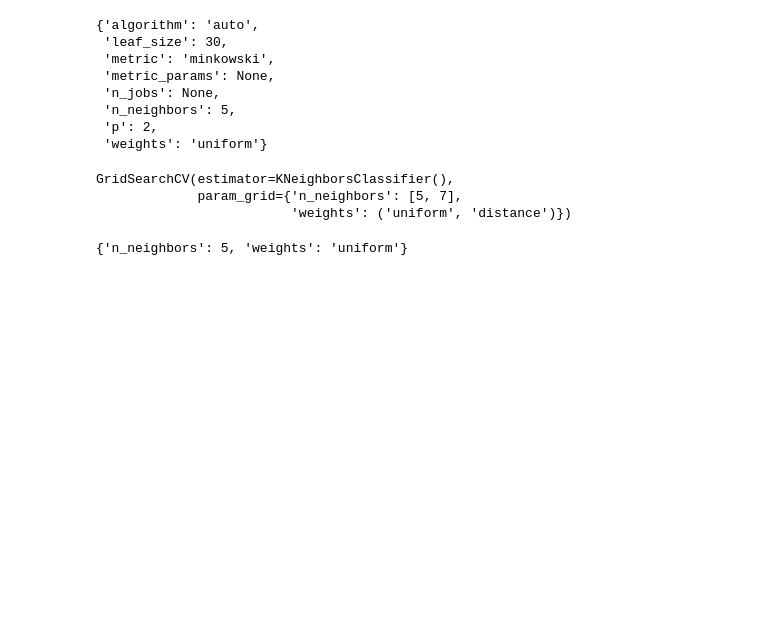
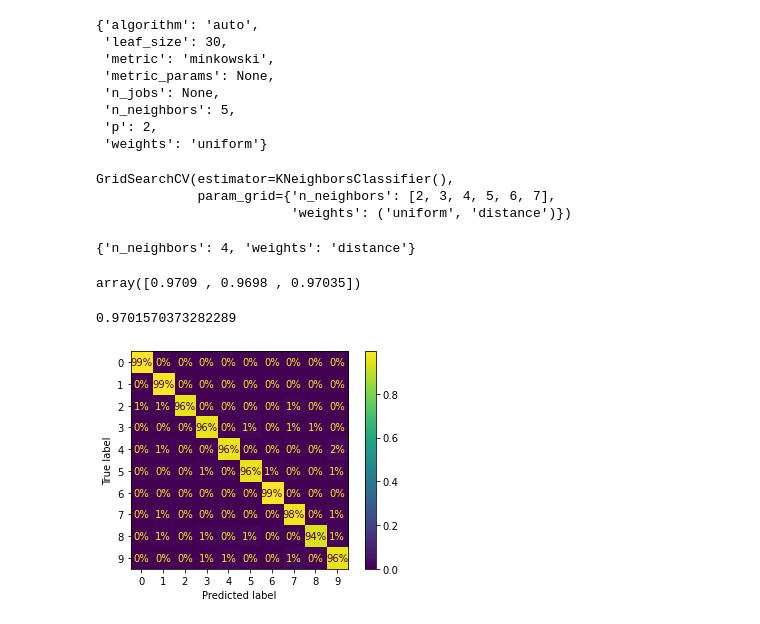
Before and after one commit to PCEnthusiastXIoT/handson-ml-oreilly, a Jupyter notebook: HandsOnMLCH3Ex1.ipynb, the cells around one changed output. Drawn from its saved outputs; the diff is of its cells as text; code cells hidden in the pictures; blank space fills up the shorter version.

```diff
--- a/HandsOnMLCH3Ex1.ipynb
+++ b/HandsOnMLCH3Ex1.ipynb
@@ -29,12 +29,12 @@ from sklearn.model_selection import GridSearchCV
 # %%
 X_train, X_test, y_train, y_test = X[:60000],X[60000:],y[:60000],y[60000:]
 # %%
-y_train_large = (y_train >= '7')
-y_train_odd = (y_train.astype('int8') % 2 == 1)
-y_multilabel = np.c_[y_train_large, y_train_odd]
+# y_train_large = (y_train >= '7')
+# y_train_odd = (y_train.astype('int8') % 2 == 1)
+# y_multilabel = np.c_[y_train_large, y_train_odd]
 
 knn_clf = KNeighborsClassifier()
-knn_clf.fit(X_train, y_multilabel)
+knn_clf.fit(X_train, y_train)
 # %% [output]
 KNeighborsClassifier()
 # %%
@@ -51,14 +55,32 @@ knn_clf.get_params()
  'p': 2,
  'weights': 'uniform'}
 # %%
-grid_search = GridSearchCV(knn_clf, param_grid={'n_neighbors': [5,7],'weights':('uniform','distance')} )
+grid_search = GridSearchCV(knn_clf, param_grid={'n_neighbors': [2,3,4,5,6,7],'weights':('uniform','distance')} )
 
-grid_search.fit(X_train, y_multilabel)
+grid_search.fit(X_train, y_train)
 # %% [output]
 GridSearchCV(estimator=KNeighborsClassifier(),
-             param_grid={'n_neighbors': [5, 7],
+             param_grid={'n_neighbors': [2, 3, 4, 5, 6, 7],
                          'weights': ('uniform', 'distance')})
 # %%
 grid_search.best_params_
 # %% [output]
-{'n_neighbors': 5, 'weights': 'uniform'}
+{'n_neighbors': 4, 'weights': 'distance'}
+# %%
+# Time to spin up a KNN predictor with these hyperparameters
+knn_final = KNeighborsClassifier(n_neighbors=4, weights='distance')
+
+knn_final.fit(X_train, y_train)
+cross_val_score(knn_final, X_train, y_train, cv=3, scoring="accuracy")
+# %% [output]
+array([0.9709 , 0.9698 , 0.97035])
+# %%
+y_knn_final_pred = cross_val_predict(knn_final, X_train, y_train, cv=3)
+f1_score(y_train, y_knn_final_pred, average="macro")
+# %% [output]
+0.9701570373282289
+# %%
+ConfusionMatrixDisplay.from_predictions(y_train, y_knn_final_pred, normalize="true", values_format=".0%")
+plt.show()
+# %% [output]
+[figure, added]
```
Also changed, not shown: parts of 4 cells of this notebook.
